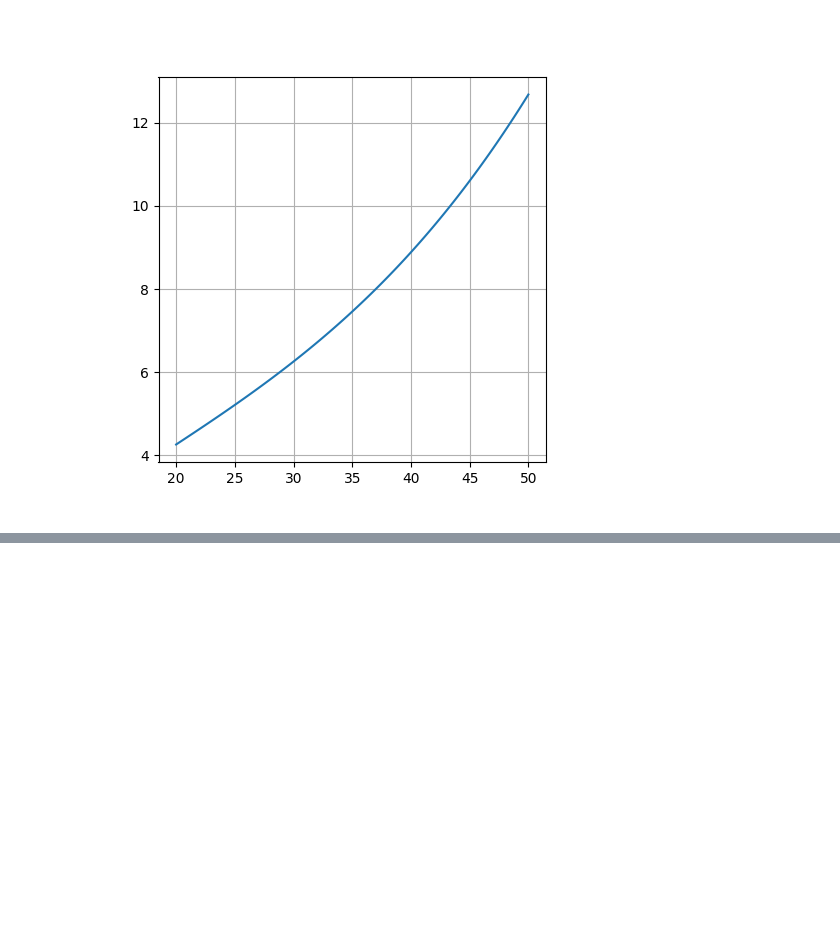
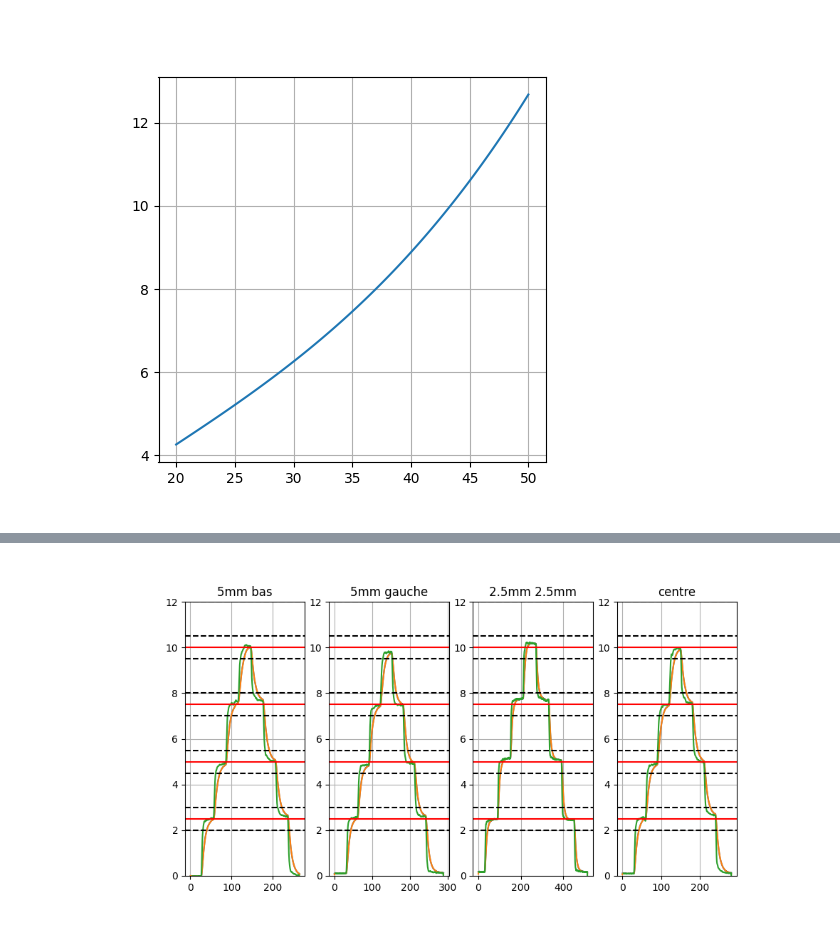
Before and after one commit to sapar82/Design-3-Team-2, a Jupyter notebook: Programmation/Debuggage/Script Python/notebook.ipynb, the cells around one changed output, grey strips where cells are left out. Cells and saved outputs as stored; diff of their text form; code cells hidden in the pictures; blank space fills up the shorter version.

```diff
--- a/Programmation/Debuggage/Script Python/notebook.ipynb
+++ b/Programmation/Debuggage/Script Python/notebook.ipynb
@@ -267,0 +290,25 @@ ax.grid()
+# %%
+a=0.0015
+b=0.22
+c=0.0
+puissances = [degree2(mean_delta_t,a,b,c ) for mean_delta_t in mean_delta_ts]
+puissances[3] /= 1.1
+puissances_convolves = [np.convolve(puissance, np.ones(6)/6, mode='same') for puissance in puissances]
+c, d, delta = 5,0,5
+puissance_predicted = [predictive_algo(puissance_conv, c, d, delta) for puissance_conv in puissances_convolves]
+fig, ax = plt.subplots(1, len(paths), figsize=(10,5))
+titles = ["5mm bas", "5mm gauche", "2.5mm 2.5mm", "centre"]
+for i, (data, puissance) in enumerate(zip(datas_temp, puissances)):
+    #add hlines
+    ax[i].plot(data["time"], puissance, label="y")
+    ax[i].plot(data["time"], puissances_convolves[i], label="y")
+    ax[i].plot(data["time"][2*delta:], puissance_predicted[i], label="y")
+    ax[i].grid()
+    ax[i].set_title(titles[i])
+    ax[i].set_ylim(0, 12)
+    for j in range(1, 6):
+        ax[i].axhline(y=j*2.5, color='r', linestyle='-')
+        ax[i].axhline(y=j*2.5-0.5, color='k', linestyle='--')
+        ax[i].axhline(y=j*2.5+0.5, color='k', linestyle='--')
+# %% [output]
+[figure, added]
```
Also changed, not shown: parts of 7 cells of this notebook, 2 other files.
